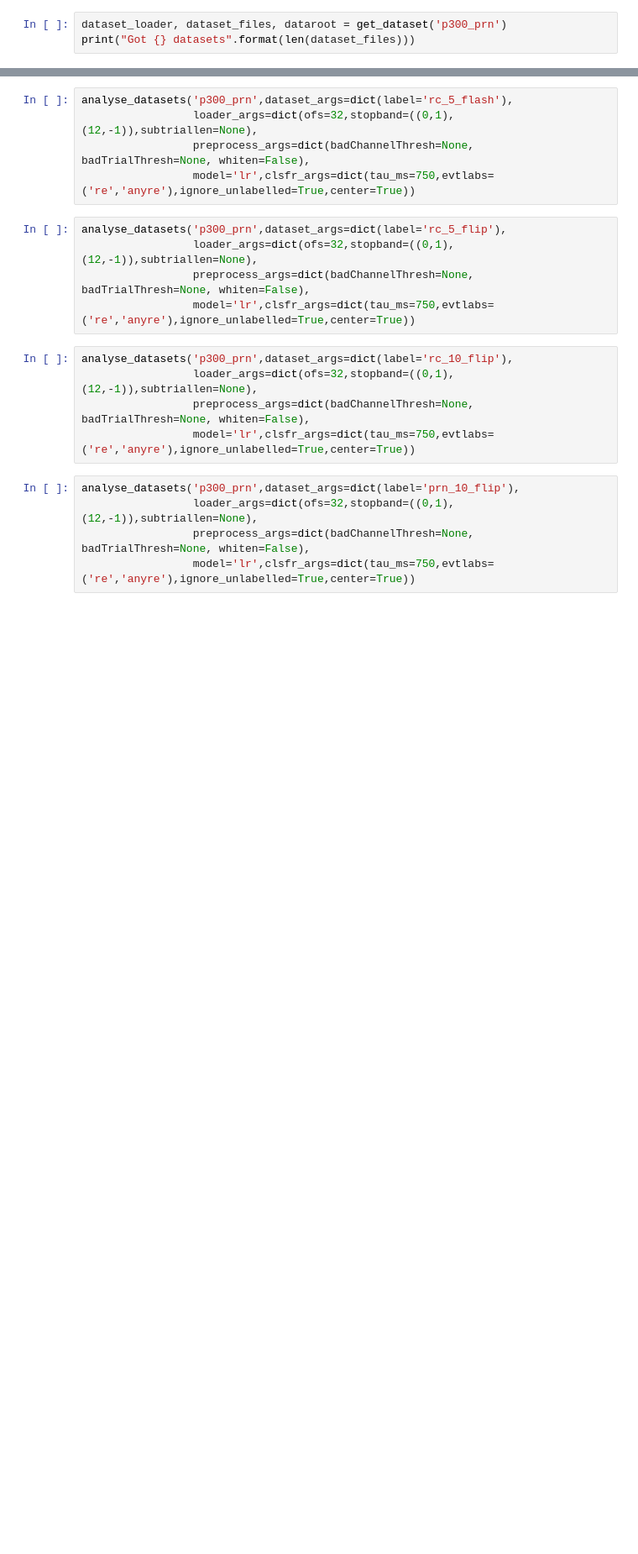
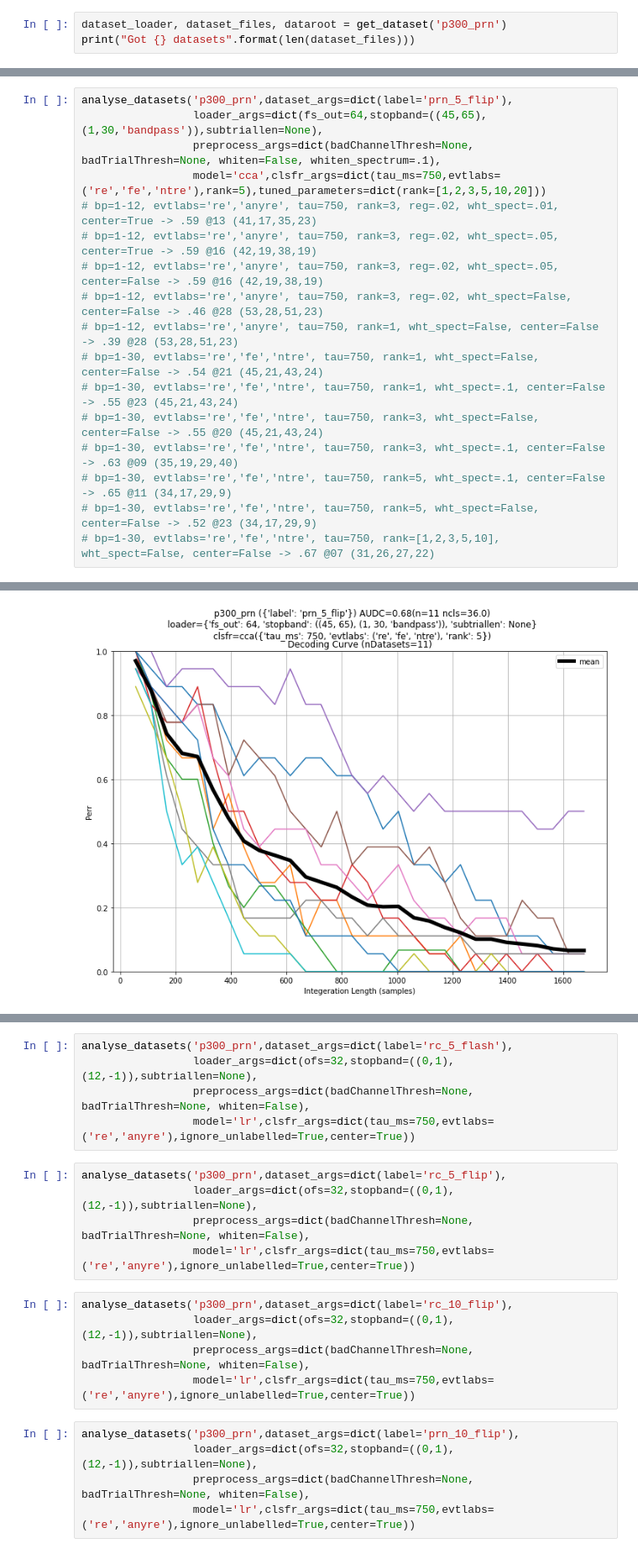
Before and after one commit to mindaffect/pymindaffectBCI, a Jupyter notebook: mindaffectBCI/decoder/analyse_datasets.ipynb, the cells around one changed output, grey strips where cells are left out. Shown at 84% size. Saved outputs shown, nothing was run; the diff lists cells and outputs as text; blank space fills up the shorter version.

```diff
--- a/mindaffectBCI/decoder/analyse_datasets.ipynb
+++ b/mindaffectBCI/decoder/analyse_datasets.ipynb
@@ -86,3 +141,21 @@ analyse_datasets('p300_prn',dataset_args=dict(label='nan_rc_5_flip'),
 # bp=3-25, tau=750, rank=3, reg=.02 -> 66 (@.16)
 # bp=1-25, tau=750, rank=3, reg=.02 -> 69 (@.08)
 # bp=1-8, tau=750, rank=1, reg=.02 -> 68 (@.12)
+# %%
+analyse_datasets('p300_prn',dataset_args=dict(label='prn_5_flip'),
+                 loader_args=dict(fs_out=64,stopband=((45,65),(1,30,'bandpass')),subtriallen=None),
+                 preprocess_args=dict(badChannelThresh=None, badTrialThresh=None, whiten=False, whiten_spectrum=.1),
+                 model='cca',clsfr_args=dict(tau_ms=750,evtlabs=('re','fe','ntre'),rank=5),tuned_parameters=dict(rank=[1,2,3,5,10,20]))
+# bp=1-12, evtlabs='re','anyre', tau=750, rank=3, reg=.02, wht_spect=.01, center=True -> .59 @13 (41,17,35,23)
+# bp=1-12, evtlabs='re','anyre', tau=750, rank=3, reg=.02, wht_spect=.05, center=True -> .59 @16 (42,19,38,19)
+# bp=1-12, evtlabs='re','anyre', tau=750, rank=3, reg=.02, wht_spect=.05, center=False -> .59 @16 (42,19,38,19)
+# bp=1-12, evtlabs='re','anyre', tau=750, rank=3, reg=.02, wht_spect=False, center=False -> .46 @28 (53,28,51,23)
+# bp=1-12, evtlabs='re','anyre', tau=750, rank=1, wht_spect=False, center=False -> .39 @28 (53,28,51,23)
+# bp=1-30, evtlabs='re','fe','ntre', tau=750, rank=1, wht_spect=False, center=False -> .54 @21 (45,21,43,24)
+# bp=1-30, evtlabs='re','fe','ntre', tau=750, rank=1, wht_spect=.1, center=False -> .55 @23 (45,21,43,24)
+# bp=1-30, evtlabs='re','fe','ntre', tau=750, rank=3, wht_spect=False, center=False -> .55 @20 (45,21,43,24)
+# bp=1-30, evtlabs='re','fe','ntre', tau=750, rank=3, wht_spect=.1, center=False -> .63 @09 (35,19,29,40)
+# bp=1-30, evtlabs='re','fe','ntre', tau=750, rank=5, wht_spect=.1, center=False -> .65 @11 (34,17,29,9)
+# bp=1-30, evtlabs='re','fe','ntre', tau=750, rank=5, wht_spect=False, center=False -> .52 @23 (34,17,29,9)
+# bp=1-30, evtlabs='re','fe','ntre', tau=750, rank=[1,2,3,5,10], wht_spect=False, center=False -> .67 @07 (31,26,27,22)
+# %% [output]
@@ -89 +179,2 @@ analyse_datasets('p300_prn',dataset_args=dict(label='nan_rc_5_flip'),
+[figure, added]
 # %%
```
Also changed, not shown: parts of 23 cells of this notebook, 3 other files.
